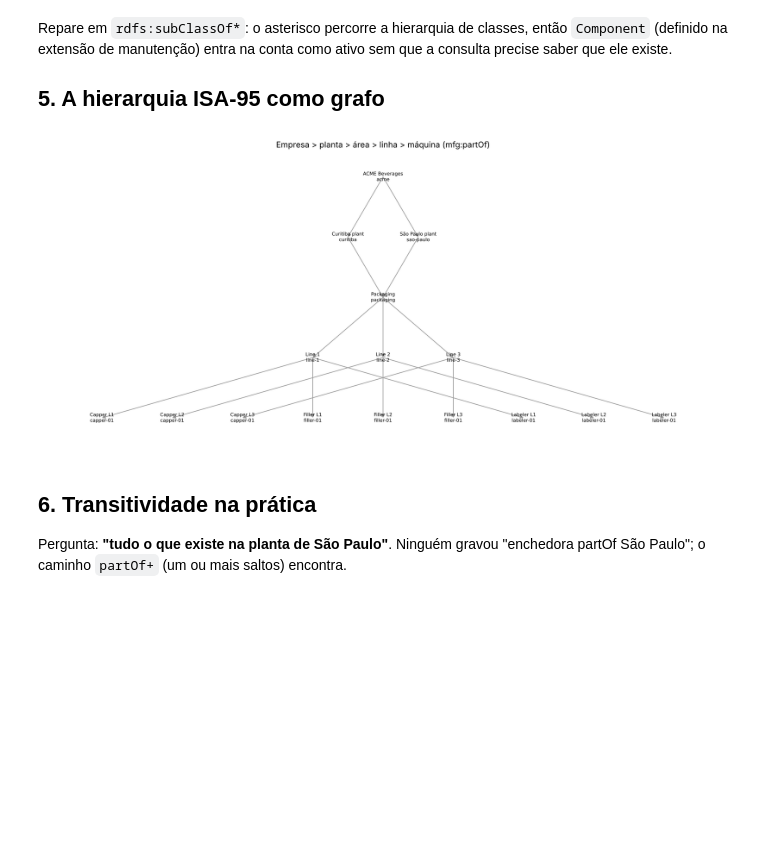
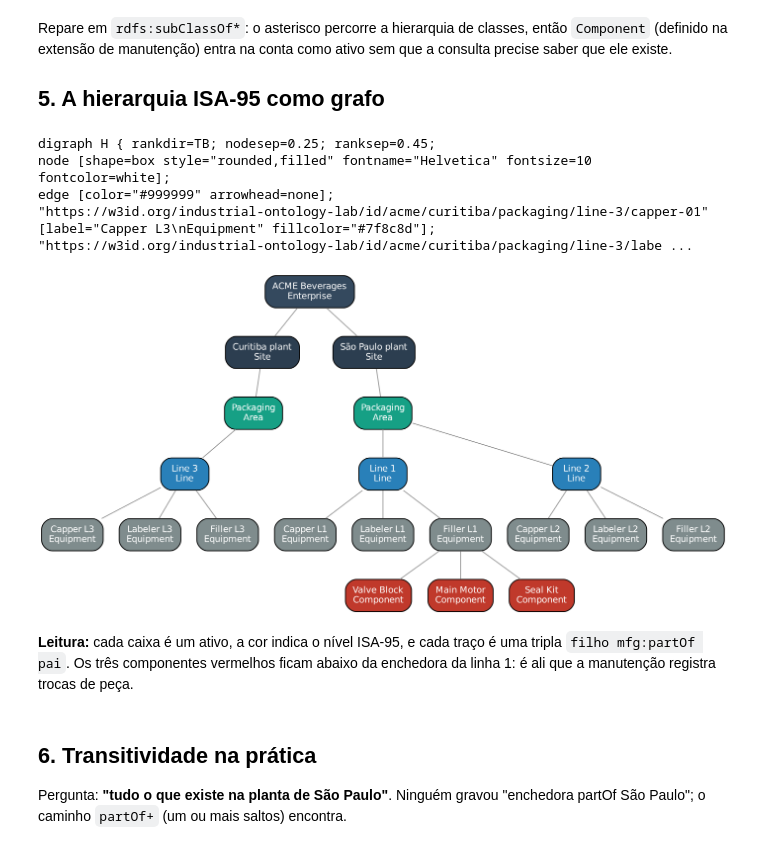
Before and after one commit to MatheusEduGarcia/industrial-ontology-lab, a Jupyter notebook: notebooks/01_ontologia_central.ipynb, the cells around one changed output. Cells and saved outputs as stored; diff of their text form; code cells hidden in the pictures; blank space fills up the shorter version.

```diff
--- a/notebooks/01_ontologia_central.ipynb
+++ b/notebooks/01_ontologia_central.ipynb
@@ -124,24 +124,21 @@ pd.DataFrame(ativos)
 Repare em `rdfs:subClassOf*`: o asterisco percorre a hierarquia de classes, então `Component` (definido na extensão de manutenção) entra na conta como ativo sem que a consulta precise saber que ele existe.
 
 ## 5. A hierarquia ISA-95 como grafo
-# %%
-import networkx as nx, matplotlib.pyplot as plt
-G = nx.DiGraph()
-for filho, pai in g.subject_objects(MFG.partOf):
-    if (filho, None, MNT.Component) in g: continue
-    nome = lambda n: str(g.value(n, g.namespace_manager.expand_curie("rdfs:label")))
-    G.add_edge(nome(pai) + "\n" + str(pai).rsplit("/", 1)[-1], nome(filho) + "\n" + str(filho).rsplit("/", 1)[-1])
-niveis = {n: 0 for n in G if G.in_degree(n) == 0}
-for n in nx.topological_sort(G):
-    for s in G.successors(n): niveis[s] = niveis[n] + 1
-camadas = {}
-for n, l in niveis.items(): camadas.setdefault(l, []).append(n)
-pos = {n: (i - len(ns) / 2, -l) for l, ns in camadas.items() for i, n in enumerate(sorted(ns))}
-plt.figure(figsize=(14, 6))
-nx.draw(G, pos, with_labels=True, node_size=0, font_size=7, arrows=True, edge_color="#999")
-plt.title("Empresa > planta > área > linha > máquina (mfg:partOf)"); plt.show()
-# %% [output]
-[figure, removed]
+# %%
+# A figura é gerada em DOT (Graphviz) a partir das triplas mfg:partOf. Veja lab/figures.py
+from IPython.display import Image
+from lab import figures
+print(figures.hierarchy_dot(g)[:400], "...")
+Image(filename=figures.render(figures.hierarchy_dot(g), "hierarchy"))
+# %% [output]
+digraph H { rankdir=TB; nodesep=0.25; ranksep=0.45;
+node [shape=box style="rounded,filled" fontname="Helvetica" fontsize=10 fontcolor=white];
+edge [color="#999999" arrowhead=none];
+"https://w3id.org/industrial-ontology-lab/id/acme/curitiba/packaging/line-3/capper-01" [label="Capper L3\nEquipment" fillcolor="#7f8c8d"];
+"https://w3id.org/industrial-ontology-lab/id/acme/curitiba/packaging/line-3/labe ...
+[figure, added]
+# %% [markdown]
+**Leitura:** cada caixa é um ativo, a cor indica o nível ISA-95, e cada traço é uma tripla `filho mfg:partOf pai`. Os três componentes vermelhos ficam abaixo da enchedora da linha 1: é ali que a manutenção registra trocas de peça.
 # %% [markdown]
 ## 6. Transitividade na prática
 
```
Also changed, not shown: 11 other files.
